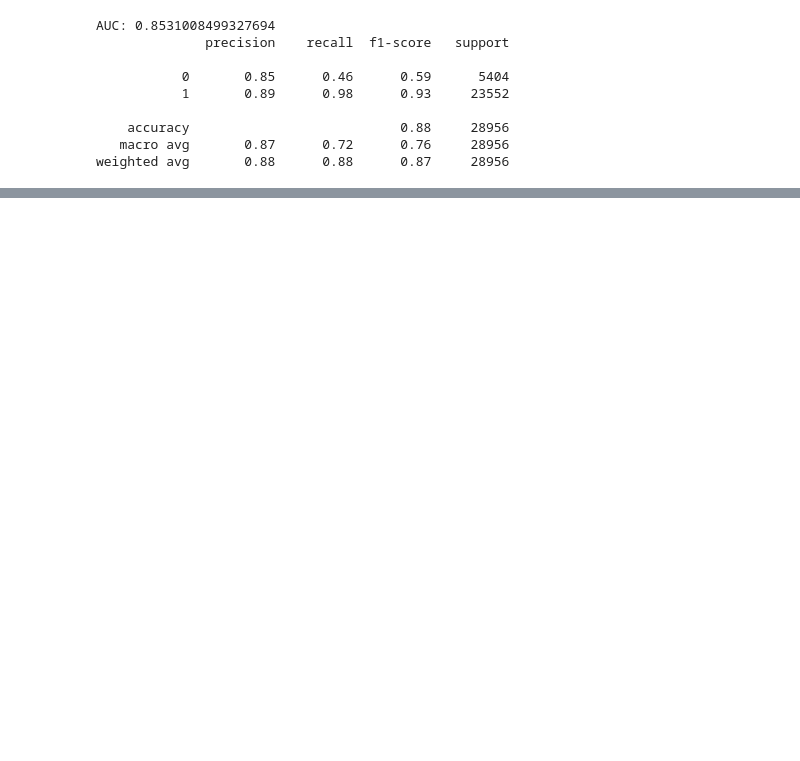
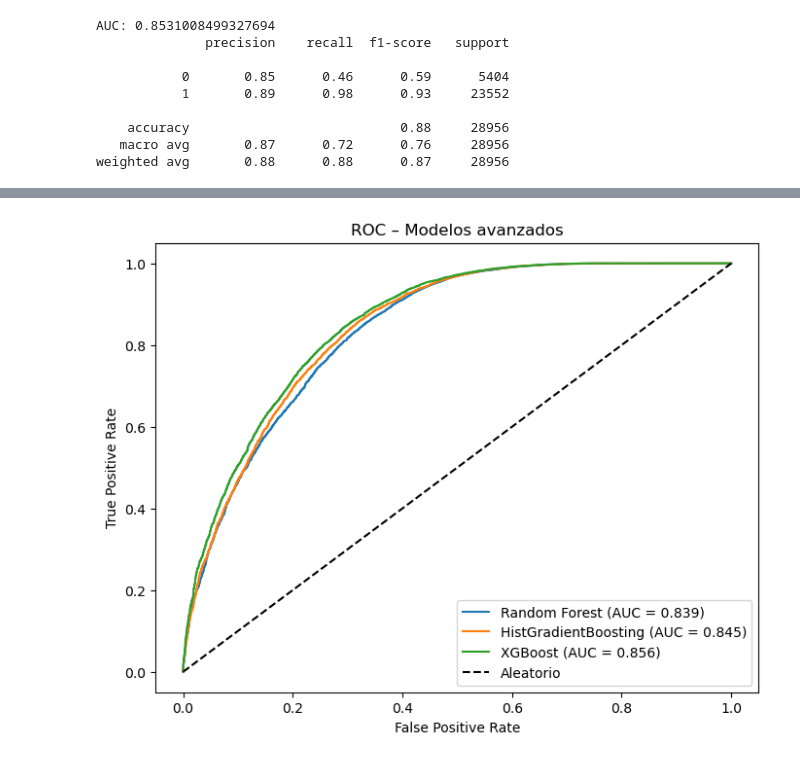
Before and after one commit to miks95/tfm_clinicaltrials, a Jupyter notebook: notebooks/04_modeling_advanced.ipynb, the cells around one changed output, grey strips where cells are left out. Drawn from its saved outputs; the diff is of its cells as text; code cells hidden in the pictures; blank space fills up the shorter version.

Commit message:
04 advanced models

```diff
--- a/notebooks/04_modeling_advanced.ipynb
+++ b/notebooks/04_modeling_advanced.ipynb
@@ -121,0 +178,10 @@ print(classification_report(y_test, y_pred))
+# %%
+hgb_best = hgb_random.best_estimator_
+
+hgb_best.fit(X_train, y_train)
+
+y_pred = hgb_best.predict(X_test)
+y_proba = hgb_best.predict_proba(X_test)[:, 1]
+
+print("AUC (HGB tuned):", roc_auc_score(y_test, y_proba))
+print(classification_report(y_test, y_pred))
@@ -159,0 +255,17 @@ xgb_random.best_params_
+# %%
+xgb_best = XGBClassifier(
+    **best_params_xgb,
+    objective="binary:logistic",
+    eval_metric="logloss",
+    tree_method="hist",   # recomendable para velocidad
+    n_jobs=-1,
+    random_state=42
+)
+
+xgb_best.fit(X_train, y_train)
+
+y_pred = xgb_best.predict(X_test)
+y_proba = xgb_best.predict_proba(X_test)[:, 1]
+
+print("AUC (XGB tuned):", roc_auc_score(y_test, y_proba))
+print(classification_report(y_test, y_pred))
@@ -185,0 +445,18 @@ xgb_random.best_estimator_.get_booster().get_score(importance_type="gain")
+# %%
+plt.figure(figsize=(8, 6))
+
+for name, model in models.items():
+    y_proba = model.predict_proba(X_test)[:, 1]
+    fpr, tpr, _ = roc_curve(y_test, y_proba)
+    auc_value = roc_auc_score(y_test, y_proba)
+    plt.plot(fpr, tpr, label=f"{name} (AUC = {auc_value:.3f})")
+
+plt.plot([0, 1], [0, 1], "k--", label="Aleatorio")
+plt.xlabel("False Positive Rate")
+plt.ylabel("True Positive Rate")
+plt.title("ROC – Modelos avanzados")
+plt.legend()
+plt.savefig(FIGURES_DIR / "roc_advanced.png", dpi=300, bbox_inches="tight")
+plt.show()
+# %% [output]
+[figure, added]
```
Also changed, not shown: parts of 22 cells of this notebook, 3 other files.
